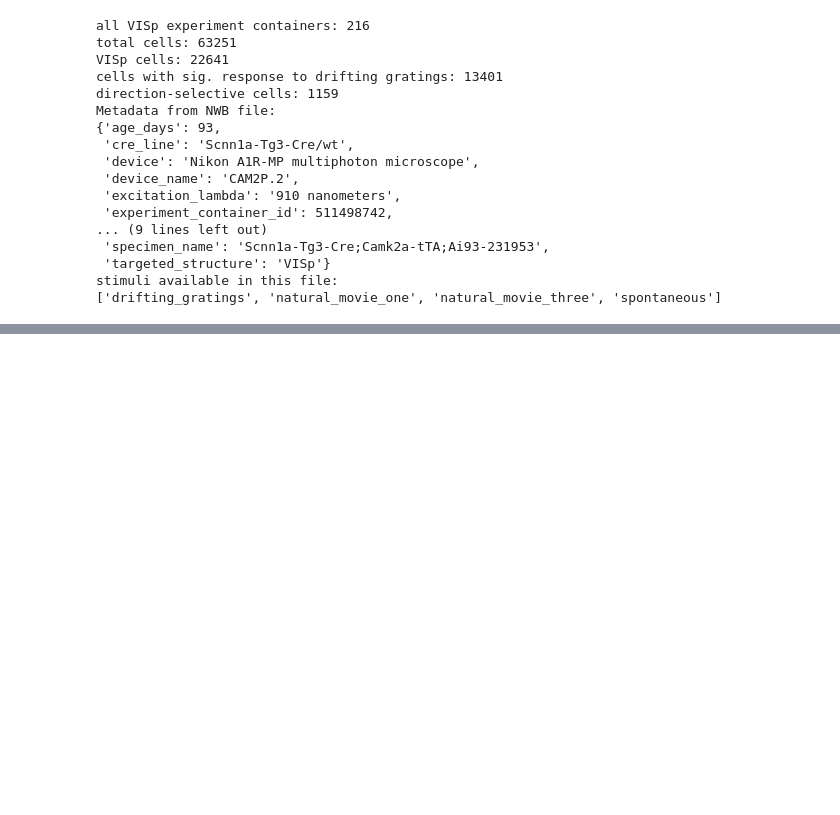
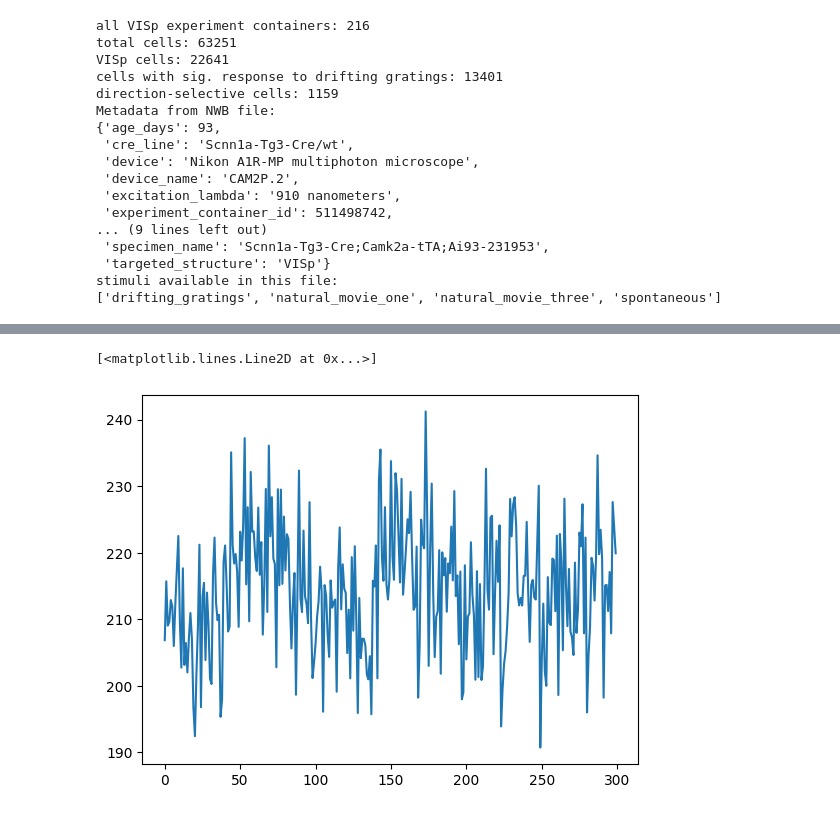
Before and after one commit to mariakesa/HuggingMouse, a Jupyter notebook: scripts/d.ipynb, the cells around one changed output, grey strips where cells are left out. Saved outputs shown, nothing was run; the diff lists cells and outputs as text; code cells hidden in the pictures; blank space fills up the shorter version.

```diff
--- a/scripts/d.ipynb
+++ b/scripts/d.ipynb
@@ -132,0 +158,5 @@ Error:
+# %%
+plt.plot(demixed_traces[0,:300])
+# %% [output]
+[<matplotlib.lines.Line2D at 0x...>]
+[figure, added]
```
Also changed, not shown: parts of 9 cells of this notebook, 4 other files.
